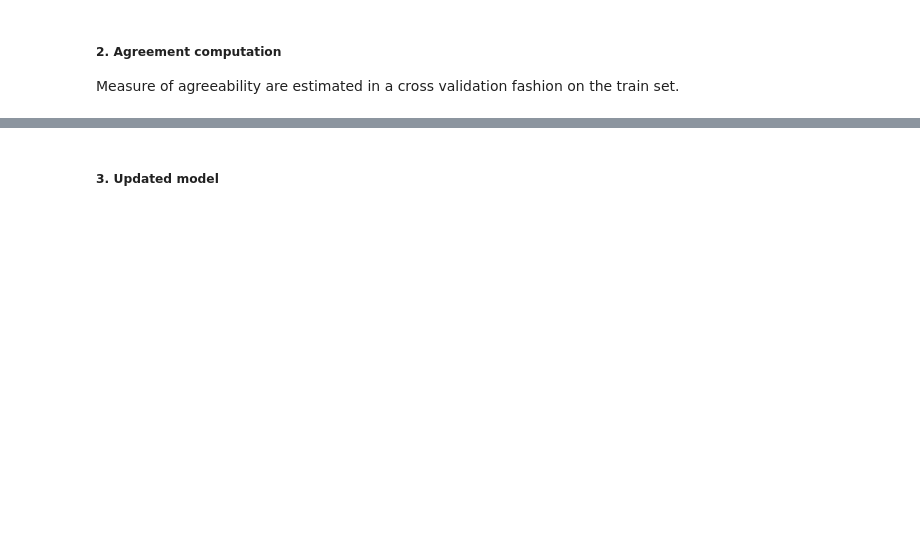
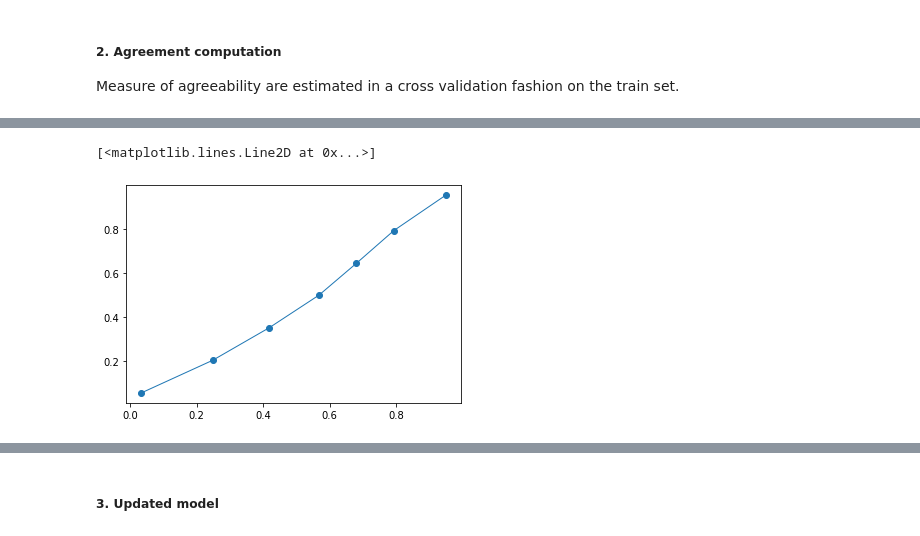
Before and after one commit to mariadea/influence-labelers, a Jupyter notebook: synthetic/ChildWelfare-synthetic.ipynb, the cells around one changed output, grey strips where cells are left out. Drawn from its saved outputs; the diff is of its cells as text; code cells hidden in the pictures; blank space fills up the shorter version.

```diff
--- a/synthetic/ChildWelfare-synthetic.ipynb
+++ b/synthetic/ChildWelfare-synthetic.ipynb
@@ -358,3 +255,10 @@ high_agr_correct = ((predictions - tar_train['D']).abs() < rho) & high_agr
+# %%
+from sklearn.calibration import calibration_curve
+prob_true, prob_pred = calibration_curve(tar_train['D'], predictions, n_bins=7)
+plt.plot(prob_true,prob_pred, marker='o', linewidth=1, label='logreg')
+# %% [output]
+[<matplotlib.lines.Line2D at 0x...>]
+[figure, added]
 # %%
 # Create amalgamated labels
 tar_train['Ya'] = tar_train['Y1'].copy()
```
Also changed, not shown: parts of 33 cells of this notebook, 1 other file.
